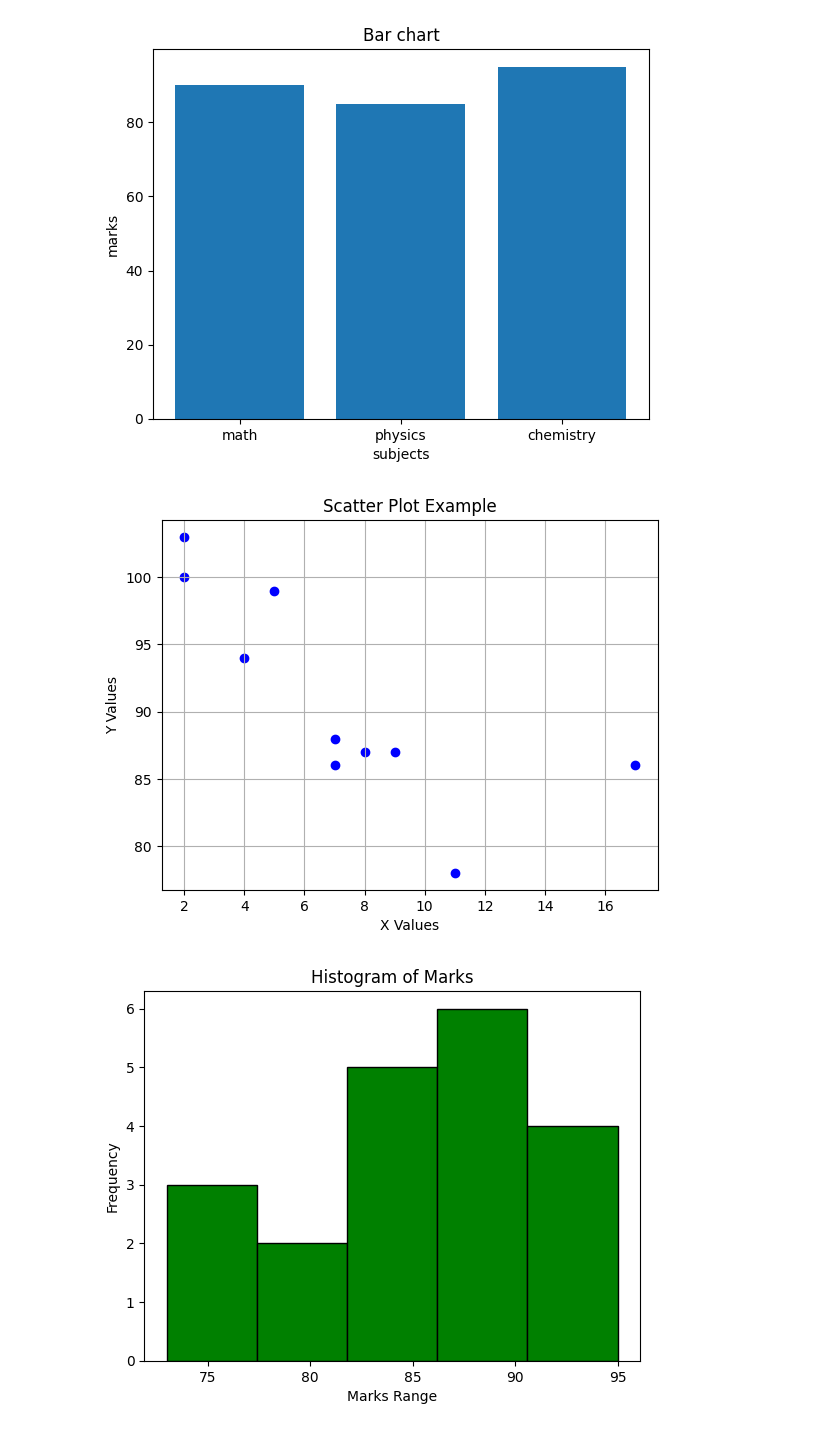
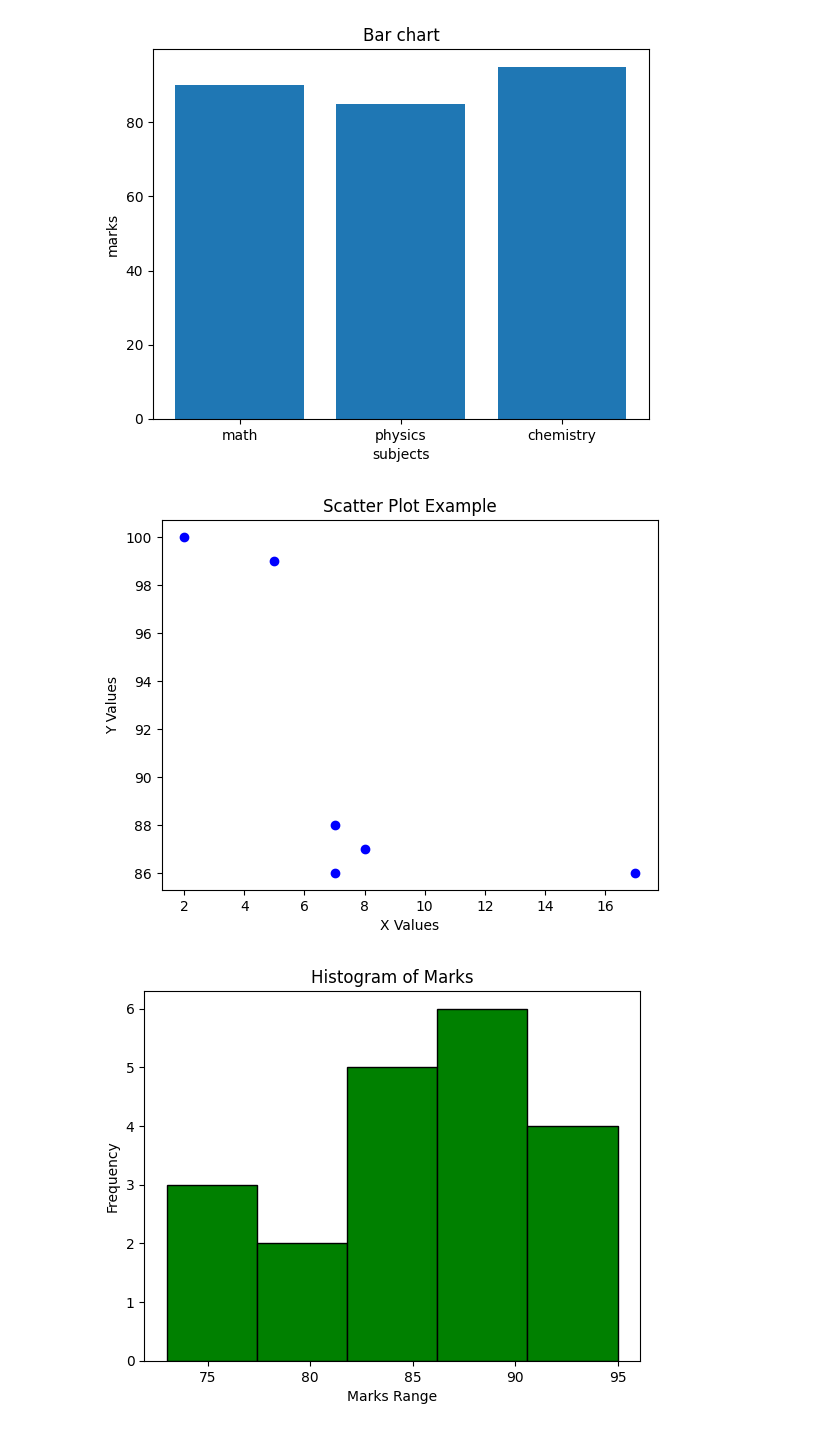
Before and after one commit to ThanmayeeGodala-ai/2025-2026-Even--AI-DS-Godala-Thanamyee-4072-, a Jupyter notebook: 10_02_26.ipynb, the cells around one changed output. Cells and saved outputs as stored; diff of their text form; code cells hidden in the pictures.

```diff
--- a/10_02_26.ipynb
+++ b/10_02_26.ipynb
@@ -420,20 +359,15 @@ plt.show()
 # %%
 #scatter plot
 import matplotlib.pyplot as plt
-
-# Sample Data
-x = [5, 7, 8, 7, 2, 17, 2, 9, 4, 11]
-y = [99, 86, 87, 88, 100, 86, 103, 87, 94, 78]
-
-# Scatter Plot
+x = [5, 7, 8, 7, 2, 17]
+y = [99, 86, 87, 88, 100, 86]
 plt.scatter(x, y, color='blue', marker='o')
 plt.title("Scatter Plot Example")
 plt.xlabel("X Values")
 plt.ylabel("Y Values")
-plt.grid(True)
 plt.show()
 # %% [output]
-[figure, old version]
+[figure, new version]
 # %%
 #histogram
 import matplotlib.pyplot as plt
```
Also changed, not shown: parts of 10 cells of this notebook.
